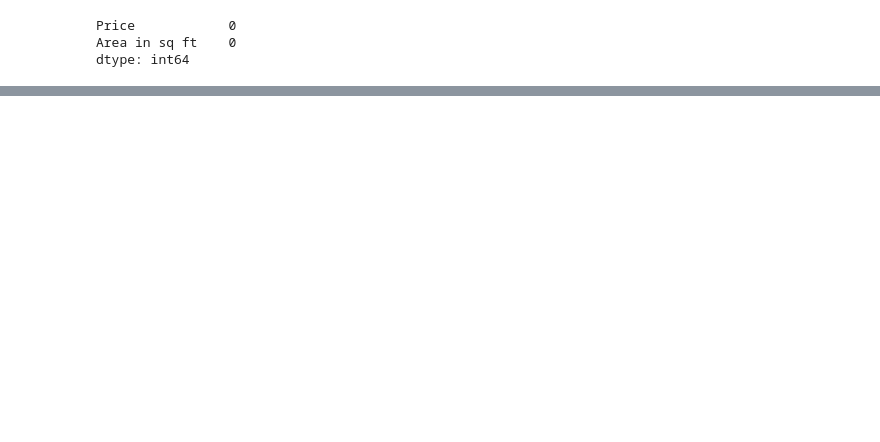
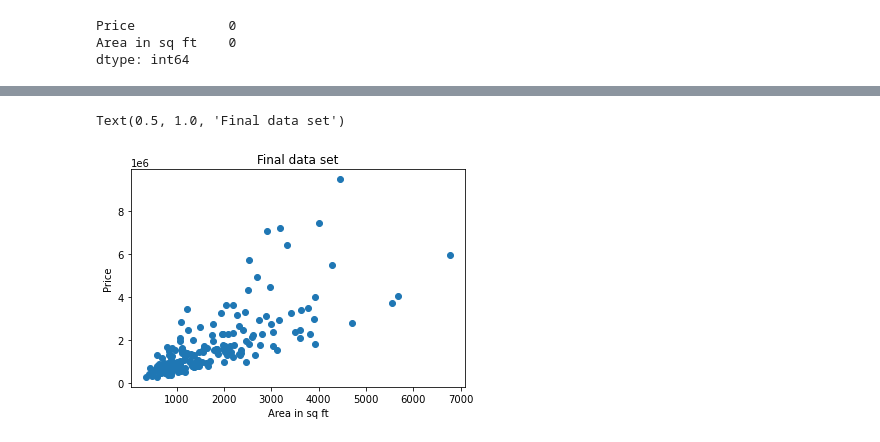
Before and after one commit to ElPatatone/Linear_Regression, a Jupyter notebook: Simple-linear-regression.ipynb, the cells around one changed output, grey strips where cells are left out. Saved outputs shown, nothing was run; the diff lists cells and outputs as text; code cells hidden in the pictures; blank space fills up the shorter version.

```diff
--- a/Simple-linear-regression.ipynb
+++ b/Simple-linear-regression.ipynb
@@ -45,0 +51,13 @@ Text(0, 0.5, 'Price')
+# %%
+#manually removing outliers in the data
+df1.drop(df1[df1['Price'] > 10_000_000].index, inplace = True)
+df1.drop(df1[df1['Area in sq ft'] > 9_000].index, inplace = True)
+# %%
+#replotting with the new data
+plt.scatter(df1['Area in sq ft'], df1.Price)
+plt.xlabel('Area in sq ft')
+plt.ylabel('Price')
+plt.title('Final data set')
+# %% [output]
+Text(0.5, 1.0, 'Final data set')
+[figure, added]
```
Also changed, not shown: parts of 6 cells of this notebook.
